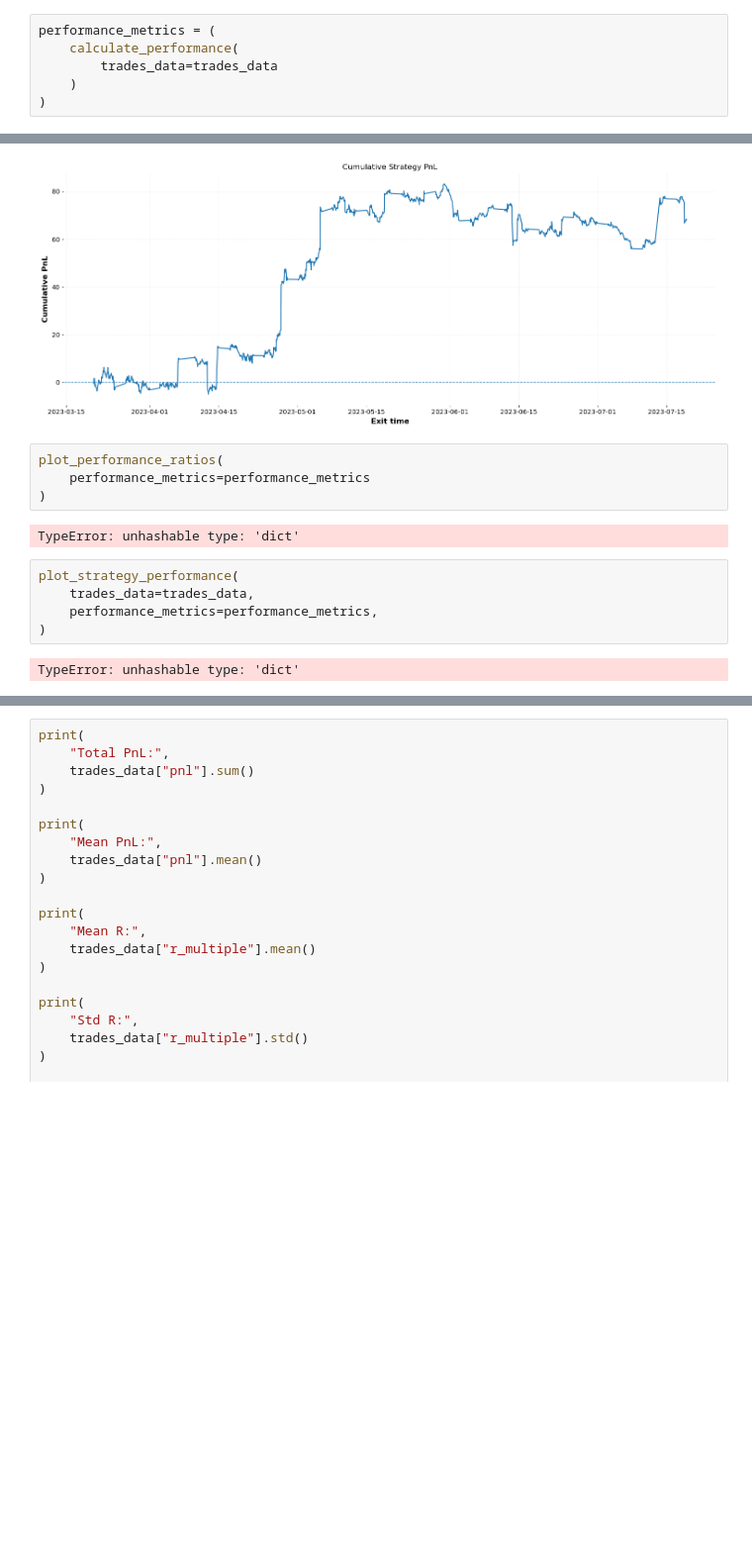
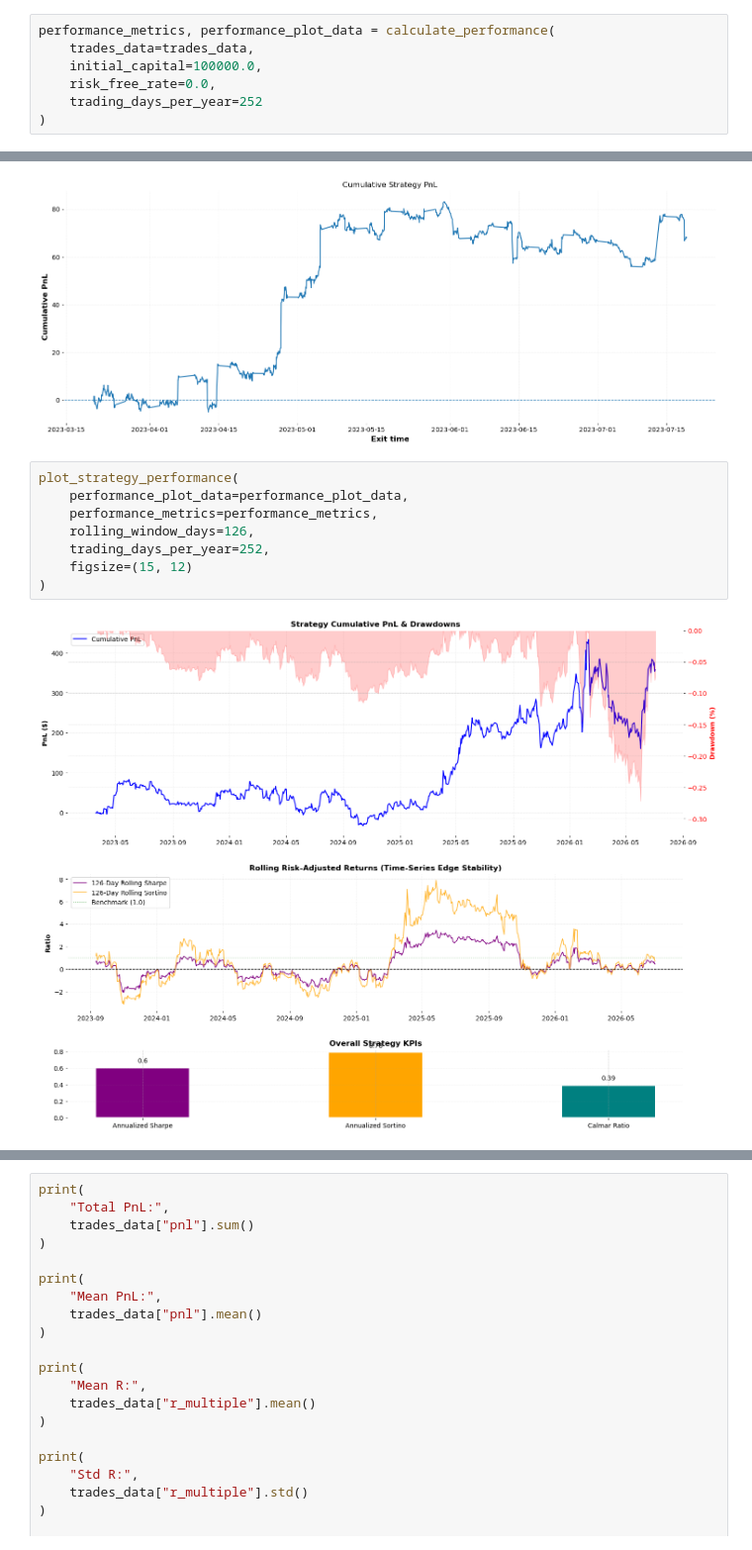
Before and after one commit to saurabh-gupta97/supertrend-failed-breakout-strategy, a Jupyter notebook: notebooks/01_data_exploration.ipynb, the cells around one changed output, grey strips where cells are left out. Shown at 99% size. Drawn from its saved outputs; the diff is of its cells as text; blank space fills up the shorter version.

Commit message:
CORRECTED: performance metrics

```diff
--- a/notebooks/01_data_exploration.ipynb
+++ b/notebooks/01_data_exploration.ipynb
@@ -206,10 +207,11 @@ trades_data.tail()
 | 19392 | short | 2026-07-03 17:16:00 | 1165649 | 4163.92 | 4164.57 | 4162.62 | 0.65 | 2026-07-03 17:17:00 | ... |
 | 19393 | long | 2026-07-03 18:21:00 | 1165714 | 4170.09 | 4169.29 | 4171.69 | 0.80 | 2026-07-03 18:25:00 | ... |
 # %%
-performance_metrics = (
-    calculate_performance(
-        trades_data=trades_data
-    )
+performance_metrics, performance_plot_data = calculate_performance(
+    trades_data=trades_data,
+    initial_capital=100000.0,
+    risk_free_rate=0.0,
+    trading_days_per_year=252
 )
 # %%
 ohlcv_window = ohlcv_data.iloc[:2000].copy()
@@ -301,17 +303,14 @@ plot_cumulative_pnl(
 )
 # %% [output]
 [figure]
-# %%
-plot_performance_ratios(
-    performance_metrics=performance_metrics
-)
-# %% [output]
-TypeError: unhashable type: 'dict'
 # %%
 plot_strategy_performance(
-    trades_data=trades_data,
+    performance_plot_data=performance_plot_data,
     performance_metrics=performance_metrics,
+    rolling_window_days=126,
+    trading_days_per_year=252,
+    figsize=(15, 12)
 )
 # %% [output]
-TypeError: unhashable type: 'dict'
+[figure, added]
 # %%
```
Also changed, not shown: parts of 5 cells of this notebook, 2 other files.
